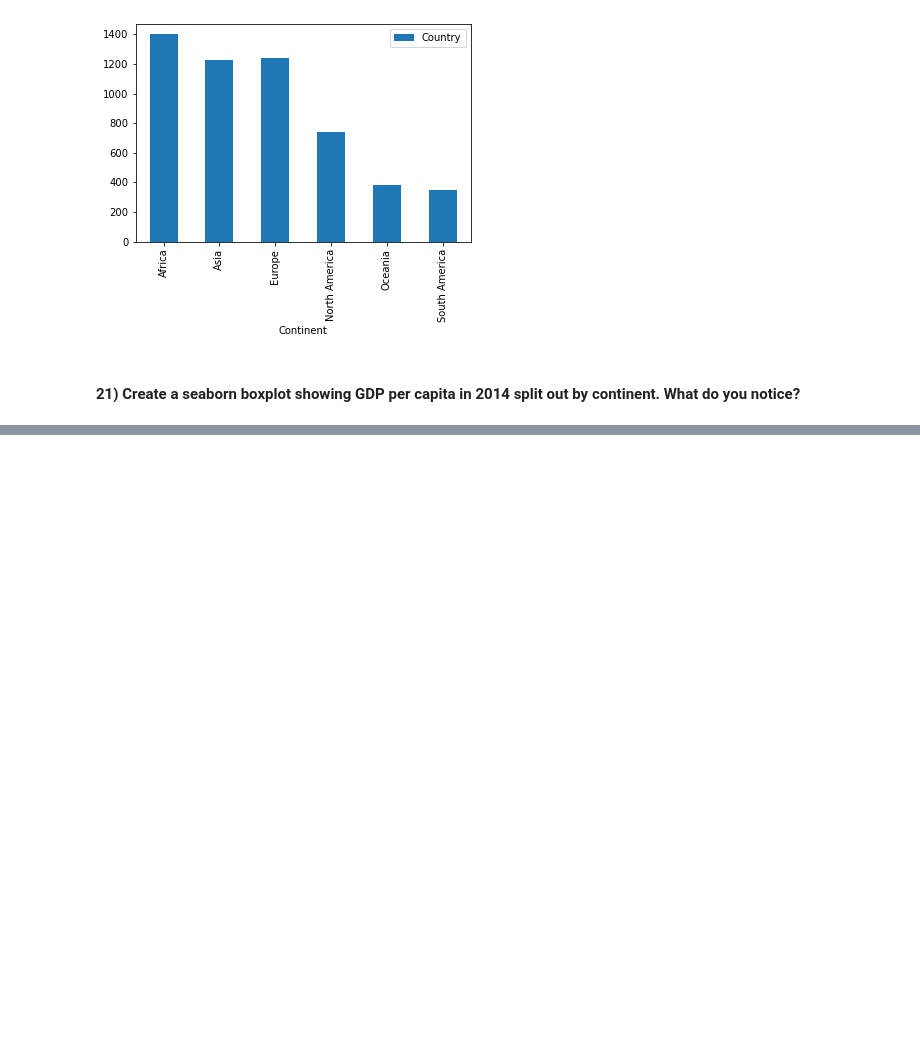
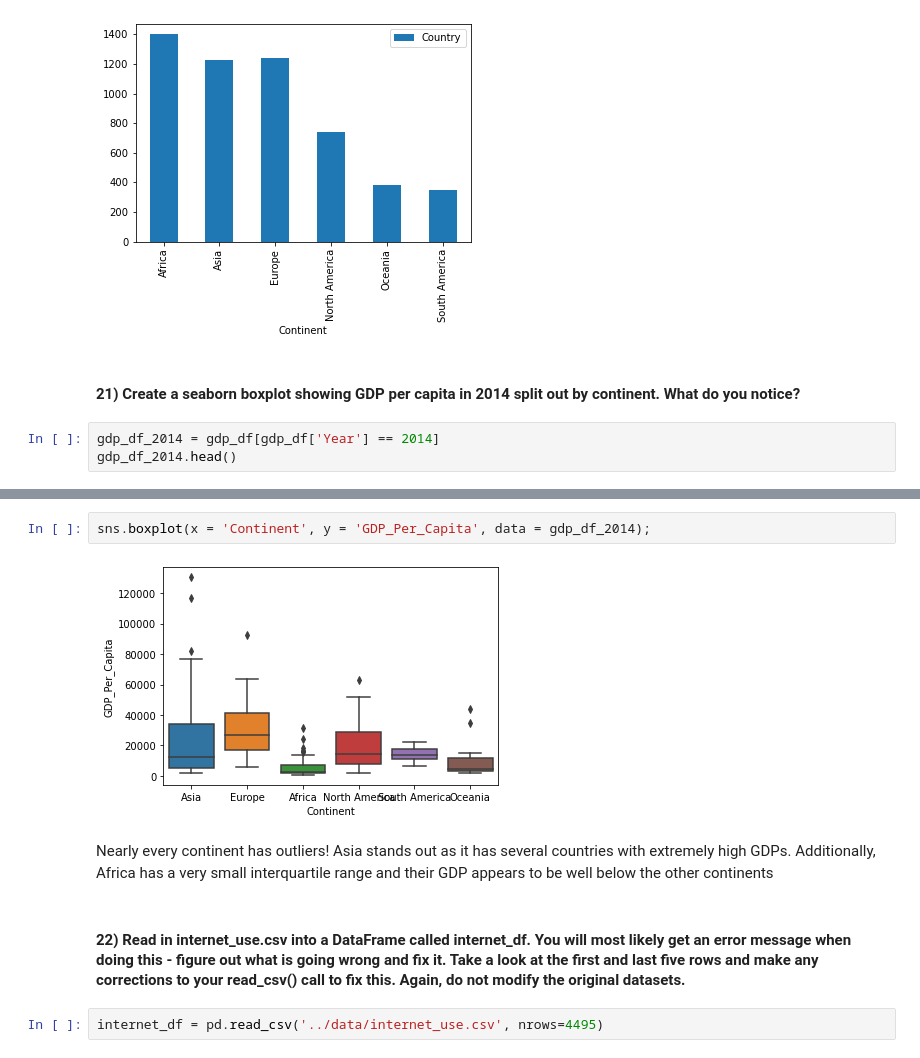
Before and after one commit to lordfrahnk/dq1-undata-lordfrahnk, a Jupyter notebook: notebooks/UN_Data_Exploration.ipynb, the cells around one changed output, grey strips where cells are left out. Saved outputs shown, nothing was run; the diff lists cells and outputs as text; blank space fills up the shorter version.

```diff
--- a/notebooks/UN_Data_Exploration.ipynb
+++ b/notebooks/UN_Data_Exploration.ipynb
@@ -378,3 +358,6 @@ gdp_df.groupby('Continent').agg({'Country':'count'}).plot(kind='bar')
 [figure]
 # %% [markdown]
 #### 21) Create a seaborn boxplot showing GDP per capita in 2014 split out by continent. What do you notice?
+# %%
+gdp_df_2014 = gdp_df[gdp_df['Year'] == 2014]
+gdp_df_2014.head()
@@ -380,0 +371,10 @@ gdp_df.groupby('Continent').agg({'Country':'count'}).plot(kind='bar')
+# %%
+sns.boxplot(x = 'Continent', y = 'GDP_Per_Capita', data = gdp_df_2014);
+# %% [output]
+[figure, added]
+# %% [markdown]
+Nearly every continent has outliers! Asia stands out as it has several countries with extremely high GDPs. Additionally, Africa has a very small interquartile range and their GDP appears to be well below the other continents
+# %% [markdown]
+#### 22) Read in internet_use.csv into a DataFrame called internet_df. You will most likely get an error message when doing this - figure out what is going wrong and fix it. Take a look at the first and last five rows and make any corrections to your read_csv() call to fix this. Again, do not modify the original datasets.
+# %%
+internet_df = pd.read_csv('../data/internet_use.csv', nrows=4495)
```
Also changed, not shown: parts of 39 cells of this notebook.
